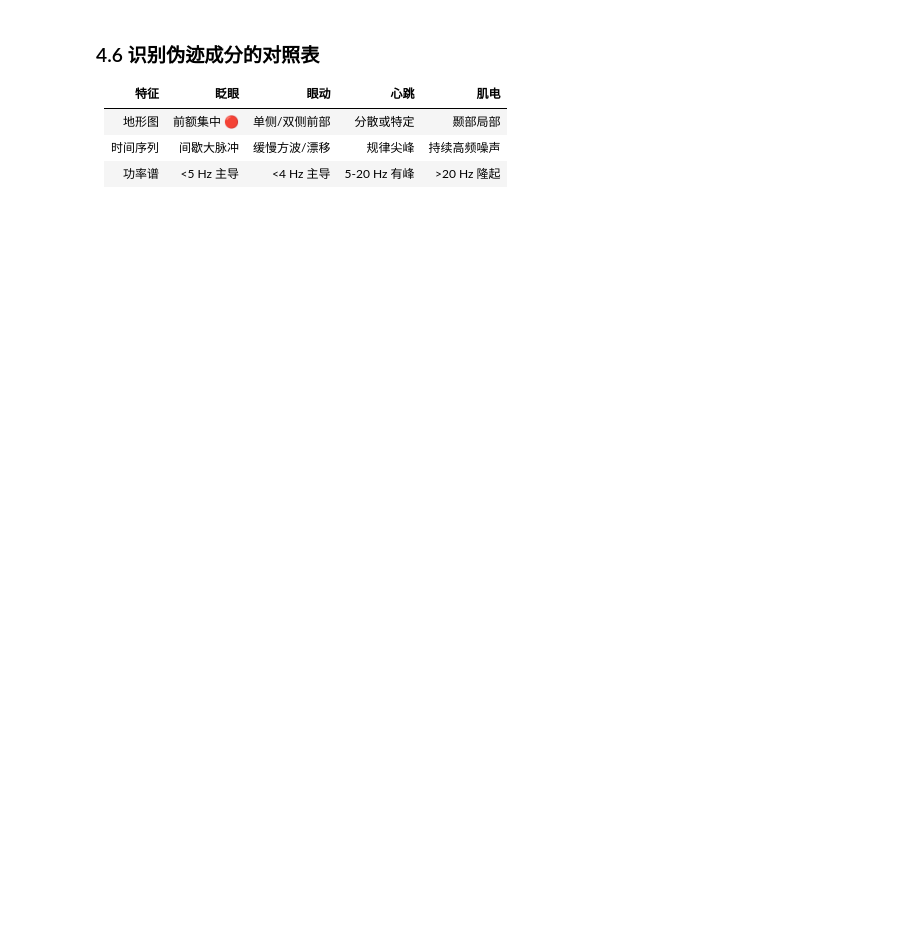
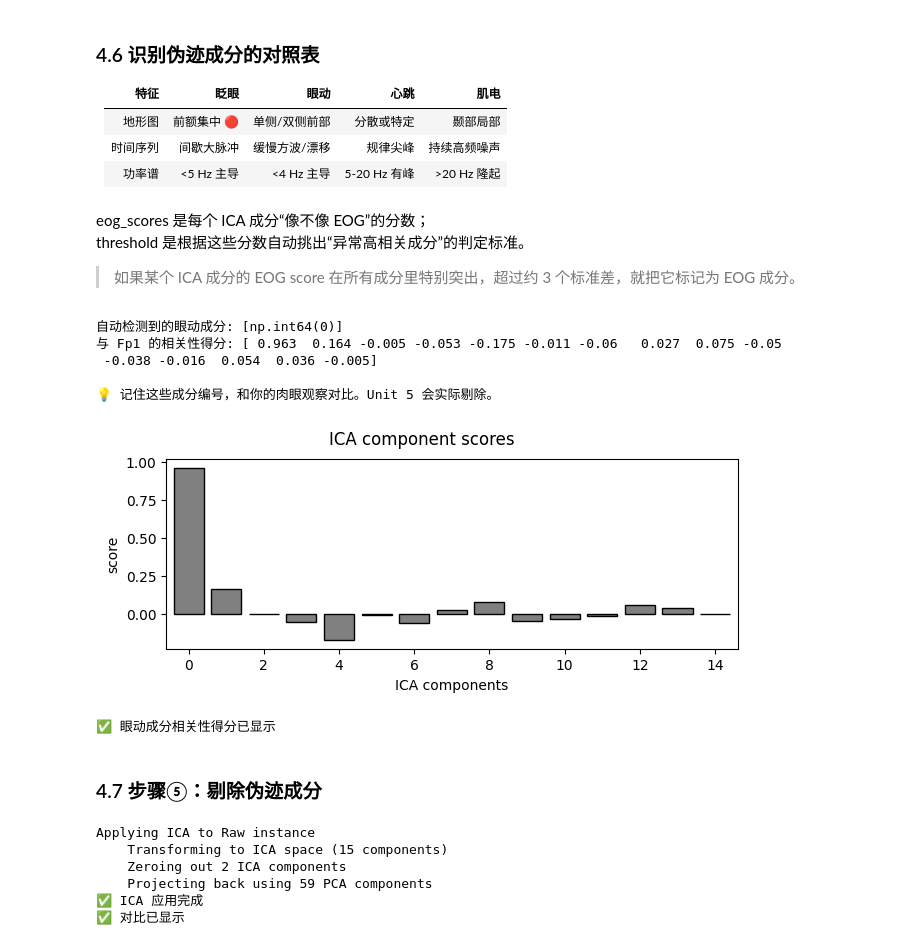
Before and after one commit to usstziyi/eeg_ica_learning, a Jupyter notebook: notebooks/unit4_mne_ica_practice.ipynb, the cells around one changed output. Cells and saved outputs as stored; diff of their text form; code cells hidden in the pictures; blank space fills up the shorter version.

```diff
--- a/notebooks/unit4_mne_ica_practice.ipynb
+++ b/notebooks/unit4_mne_ica_practice.ipynb
@@ -123,14 +214,53 @@ ica.plot_properties(raw_filtered, picks=[0])
 | 地形图 | 前额集中 🔴 | 单侧/双侧前部 | 分散或特定 | 颞部局部 |
 | 时间序列 | 间歇大脉冲 | 缓慢方波/漂移 | 规律尖峰 | 持续高频噪声 |
 | 功率谱 | <5 Hz 主导 | <4 Hz 主导 | 5-20 Hz 有峰 | >20 Hz 隆起 |
+# %% [markdown]
+eog_scores 是每个 ICA 成分“像不像 EOG”的分数；
+threshold 是根据这些分数自动挑出“异常高相关成分”的判定标准。
+>如果某个 ICA 成分的 EOG score 在所有成分里特别突出，超过约 3 个标准差，就把它标记为 EOG 成分。
 # %%
 # 自动辅助：用 Fp1 找眼动相关成分
 eog_indices, eog_scores = ica.find_bads_eog(
-    raw, ch_name='EEG 001', threshold=3.0
+    inst=raw_filtered,  # 应该用滤波后的EEG数据对象
+    ch_name='EEG 001',  # 用于检测眼动的参考通道名称（Fp1电极）
+    threshold=3.0,      # 基于 eog_scores 的 z-score 异常阈值
+    verbose=False       # 不显示详细信息
 )
 print(f"自动检测到的眼动成分: {eog_indices}")
 print(f"与 Fp1 的相关性得分: {np.array2string(eog_scores, precision=3)}")
 
 # ⚠️ 不要盲目相信自动检测！要结合地形图和时间序列人工确认。
 print("\n💡 记住这些成分编号，和你的肉眼观察对比。Unit 5 会实际剔除。")
+
+ica.plot_scores(eog_scores)
+print("✅ 眼动成分相关性得分已显示")
+# %% [output]
+自动检测到的眼动成分: [np.int64(0)]
+与 Fp1 的相关性得分: [ 0.963  0.164 -0.005 -0.053 -0.175 -0.011 -0.06   0.027  0.075 -0.05
+ -0.038 -0.016  0.054  0.036 -0.005]
+
+💡 记住这些成分编号，和你的肉眼观察对比。Unit 5 会实际剔除。
+[figure, added]
+✅ 眼动成分相关性得分已显示
+# %% [markdown]
+### 4.7 步骤⑤：剔除伪迹成分
+# %%
+# 标记
+ica.exclude = [0, 2]   # 根据前面的观察确定
+
+# 应用到数据
+raw_clean = ica.apply(raw_filtered.copy())
+
+# 对比
+raw_filtered.plot(n_channels=10, title='ICA 前')
+raw_clean.plot(n_channels=10, title='ICA 后')
+print("✅ ICA 应用完成")
+print("✅ 对比已显示")
+# %% [output]
+Applying ICA to Raw instance
+    Transforming to ICA space (15 components)
+    Zeroing out 2 ICA components
+    Projecting back using 59 PCA components
+✅ ICA 应用完成
+✅ 对比已显示
 # %% [markdown]
```
Also changed, not shown: parts of 11 cells of this notebook, 2 other files.
